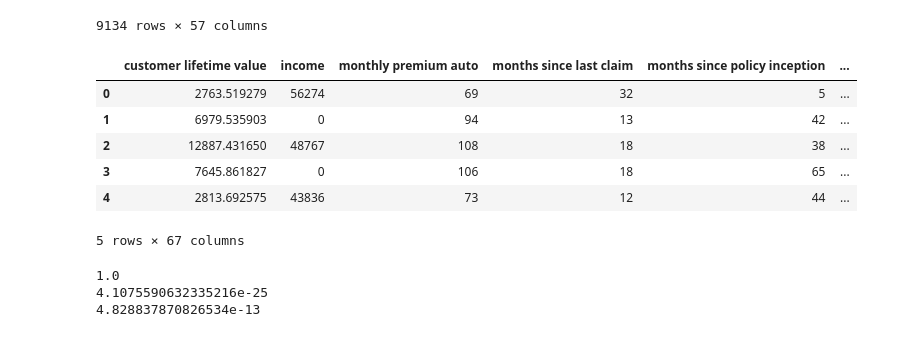
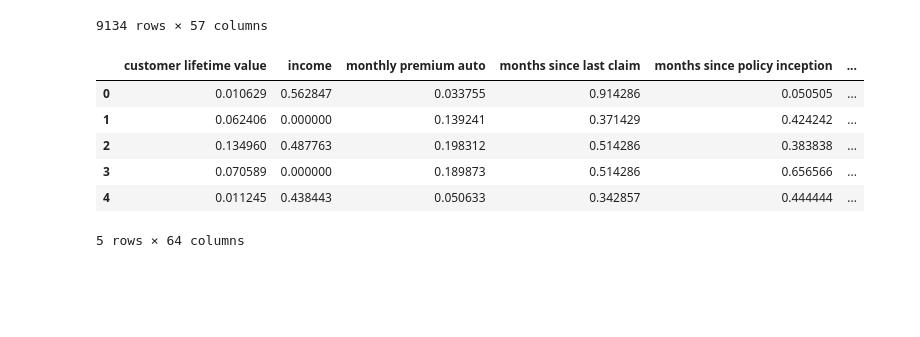
Before and after one commit to renevans/lab-customer-analysis-round-6, a Jupyter notebook: files_for_lab/csv_files/lab-customer-analysis-round-6.ipynb, the cells around one changed output. Saved outputs shown, nothing was run; the diff lists cells and outputs as text; code cells hidden in the pictures; blank space fills up the shorter version.

```diff
--- a/files_for_lab/csv_files/lab-customer-analysis-round-6.ipynb
+++ b/files_for_lab/csv_files/lab-customer-analysis-round-6.ipynb
@@ -523,13 +524,13 @@ categoricals_df
 9134 rows × 57 columns
 # %%
 #Processing Data: Concat DataFrames
-X = pd.concat([numerical, categoricals_df], axis = 1)
+X = pd.concat([X2, categoricals_df], axis = 1)
 X.head()
 # %% [output]
 |  | customer lifetime value | income | monthly premium auto | months since last claim | months since policy inception | ... |
-| 0 | 2763.519279 | 56274 | 69 | 32 | 5 | ... |
-| 1 | 6979.535903 | 0 | 94 | 13 | 42 | ... |
-| 2 | 12887.431650 | 48767 | 108 | 18 | 38 | ... |
-| 3 | 7645.861827 | 0 | 106 | 18 | 65 | ... |
-| 4 | 2813.692575 | 43836 | 73 | 12 | 44 | ... |
+| 0 | 0.010629 | 0.562847 | 0.033755 | 0.914286 | 0.050505 | ... |
+| 1 | 0.062406 | 0.000000 | 0.139241 | 0.371429 | 0.424242 | ... |
+| 2 | 0.134960 | 0.487763 | 0.198312 | 0.514286 | 0.383838 | ... |
+| 3 | 0.070589 | 0.000000 | 0.189873 | 0.514286 | 0.656566 | ... |
+| 4 | 0.011245 | 0.438443 | 0.050633 | 0.342857 | 0.444444 | ... |
-5 rows × 67 columns
+5 rows × 64 columns
@@ -549,19 +536,0 @@ model = lm.fit(X_train,y_train)
-# %%
-#Model Validation
-
-from sklearn.metrics import r2_score, mean_squared_error, mean_absolute_error
-
-predictions = lm.predict(X_test)
-R2 = r2_score(y_test, predictions)
-MSE = mean_squared_error(y_test, predictions)
-RMSE  rms = np.sqrt(mean_squared_error(y_test, y_pred)) #root_mean_square_error
-MAE = mean_absolute_error(y_test, predictions)
-
-print(R2)
-print(MSE)
-print(RMSE)
-print(MAE)
-# %% [output]
-1.0
-4.1075590632335216e-25
-4.828837870826534e-13
```
Also changed, not shown: parts of 18 cells of this notebook.
